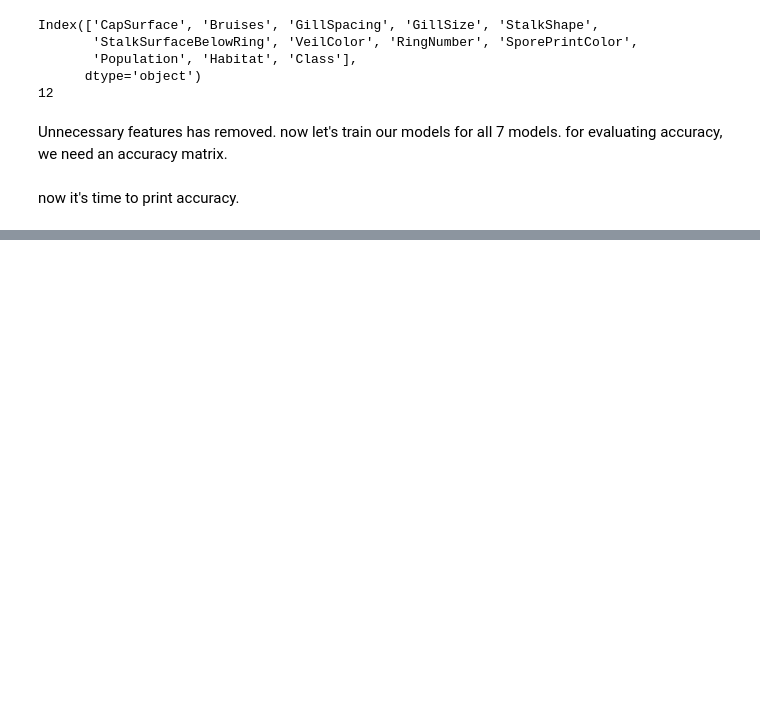
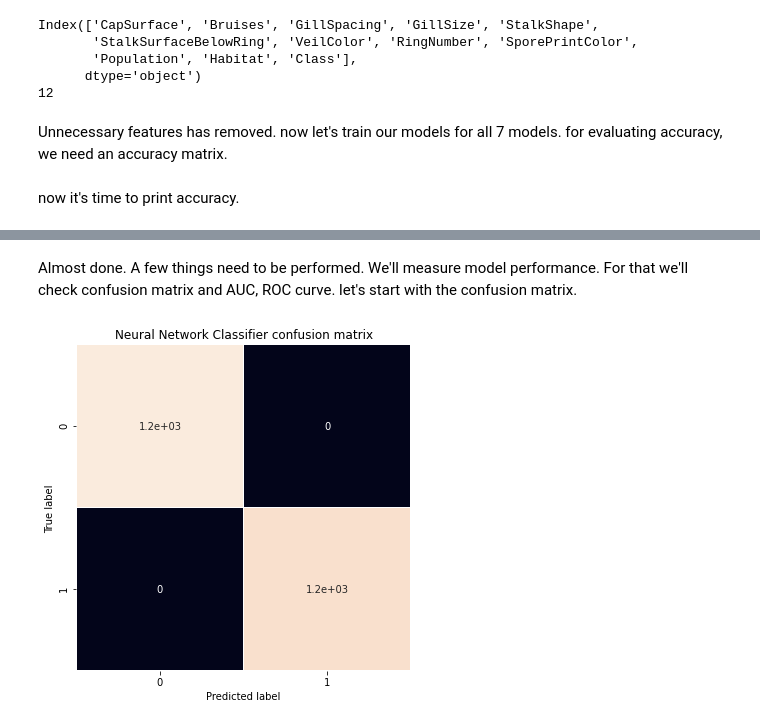
Before and after one commit to nurbijoy/dataset, a Jupyter notebook: mushroom_classification.ipynb, the cells around one changed output, grey strips where cells are left out. Saved outputs shown, nothing was run; the diff lists cells and outputs as text; code cells hidden in the pictures; blank space fills up the shorter version.

```diff
--- a/mushroom_classification.ipynb
+++ b/mushroom_classification.ipynb
@@ -391,0 +401,15 @@ Neural Network accuracy =  1.0
+# %% [markdown]
+Almost done. A few things need to be performed.
+We'll measure model performance. For that we'll check confusion matrix and AUC, ROC curve.
+let's start with the confusion matrix.
+# %%
+y_pred = clfNeural.predict(x_test)
+conf = confusion_matrix(y_test, y_pred)
+
+plt.figure(figsize=(6, 6))
+sb.heatmap(conf , annot = True,  linewidths=.5, cbar =None)
+plt.title('Neural Network Classifier confusion matrix')
+plt.ylabel('True label')
+plt.xlabel('Predicted label');
+# %% [output]
+[figure, added]
```
Also changed, not shown: parts of 9 cells of this notebook.
